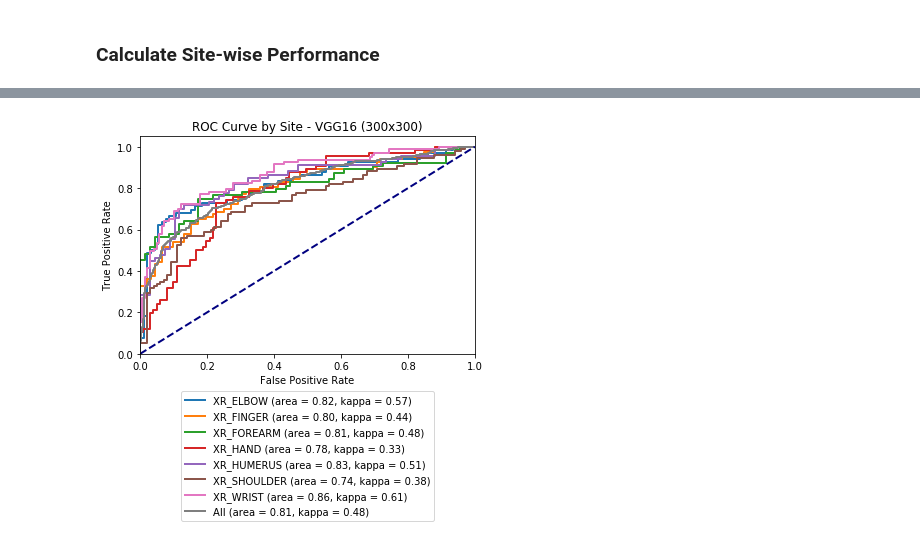
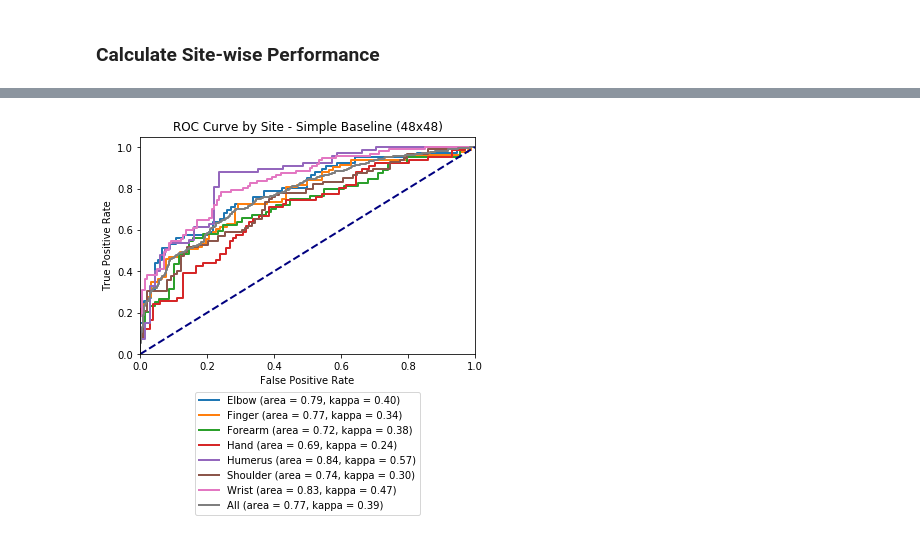
Before and after one commit to MichaelHarrison87/MURA, a Jupyter notebook: results/model_results.ipynb, the cells around one changed output, grey strips where cells are left out. Drawn from its saved outputs; the diff is of its cells as text; code cells hidden in the pictures.

```diff
--- a/results/model_results.ipynb
+++ b/results/model_results.ipynb
@@ -15,7 +15,7 @@ for index, row in models_list.iterrows():
 
     model_name = row.Model_Name
     model_name_short = row.Model_Name_Short
-    roc_curve_df = pd.read_csv('./roc_curve_data/roc_curve_' + model_name + '.csv')
+    roc_curve_df = pd.read_csv('./roc_curve_data/' + model_name + '.csv')
 
     false_positive_rate = roc_curve_df.FalsePositive
     true_positive_rate = roc_curve_df.TruePositive
@@ -42,6 +69,15 @@ def calc_sitewise_performance(model_name):
 
     plt.figure()
     lw = 2
+
+    # Nice Site Names
+    site_names_nice = {"XR_ELBOW":"Elbow"
+                        ,"XR_FINGER": "Finger"
+                        ,"XR_FOREARM": "Forearm"
+                        ,"XR_HAND": "Hand"
+                        ,"XR_HUMERUS": "Humerus"
+                        ,"XR_SHOULDER": "Shoulder"
+                        ,"XR_WRIST": "Wrist"}
 
     model_name_short = models_list[models_list.Model_Name==model_name].Model_Name_Short.values[0]
 
@@ -52,9 +88,13 @@ def calc_sitewise_performance(model_name):
     acc_list = []
     auc_list  = []
     kappa_list = []
+    site_list_nice = []
 
     # Sitewise Results
     for site in site_list:
+        site_name_nice = site_names_nice[site]
+        site_list_nice.append(site_name_nice)
+
         num_studies = len(studies_summary[studies_summary.Site==site])
         pred_prob_abnormal = studies_summary[studies_summary.Site==site].PredProbAbnormal
         pred_labels = studies_summary[studies_summary.Site==site].PredLabel
@@ -67,7 +107,7 @@ def calc_sitewise_performance(model_name):
         # Plot ROC Curve
         false_positive_rate, true_positive_rate, thresholds = roc_curve(y_true=true_labels, y_score=pred_prob_abnormal)
         plt.plot(false_positive_rate, true_positive_rate,
-                 lw=lw, label=site+' (area = %0.2f' % auc +', kappa = %0.2f)' % kappa)
+                 lw=lw, label=site_name_nice+' (area = %0.2f' % auc +', kappa = %0.2f)' % kappa)
 
         acc_list.append(acc)
         auc_list.append(auc)
@@ -98,15 +138,15 @@ def calc_sitewise_performance(model_name):
     plt.show()
 
     # Combine Results
-    site_list.append("All")
+    site_list_nice.append("All")
     acc_list.append(acc)
     auc_list.append(auc)
     kappa_list.append(kappa)
 
     # Put into a dataframe
-    results_df = pd.DataFrame({'Site':site_list
+    results_df = pd.DataFrame({'Site':site_list_nice
         , 'Accuracy':acc_list
         , 'AUC':auc_list
-        , 'CohensKappa': kappa_list})
+        , 'Kappa': kappa_list})
 
     return results_df
@@ -113,4 +157,4 @@ def calc_sitewise_performance(model_name):
 # %%
-results = calc_sitewise_performance(model_name)
+results = calc_sitewise_performance("VANILLA_MODEL_48_48")
 # %% [output]
-[figure, old version]
+[figure, new version]
```
Also changed, not shown: parts of 34 cells of this notebook, 5 other files.
